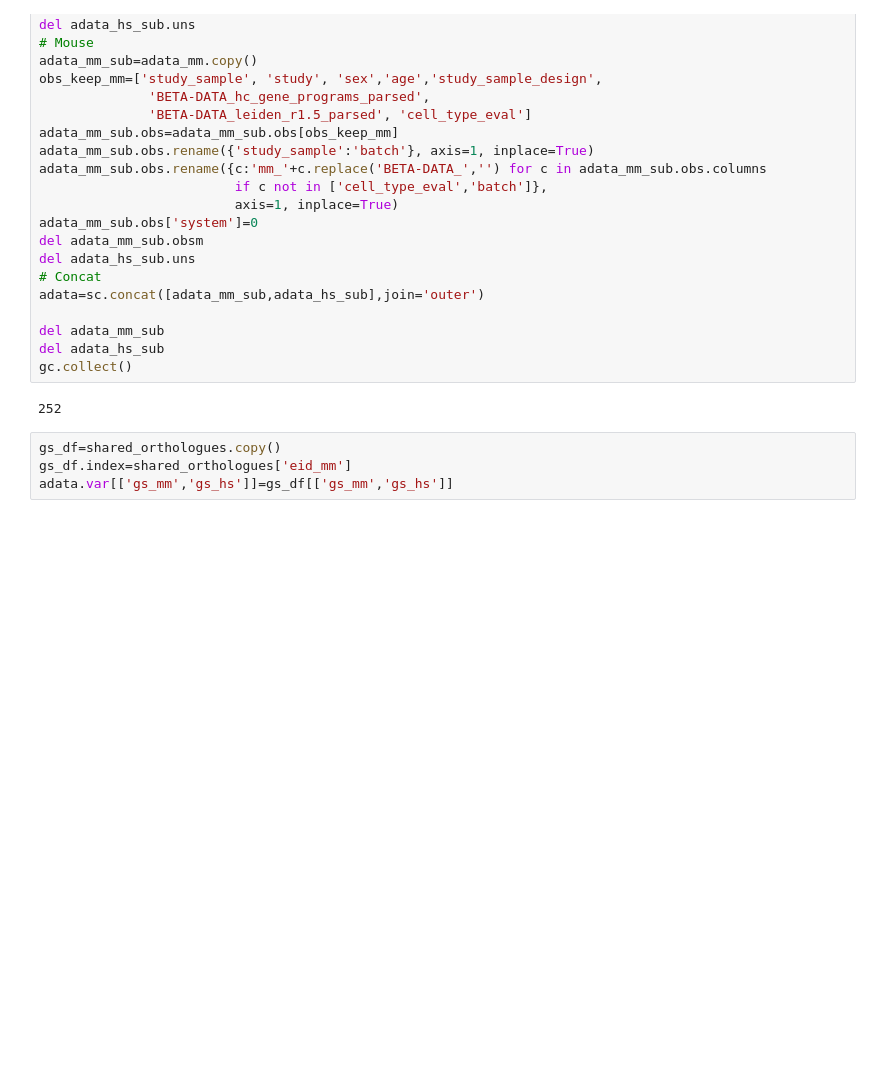
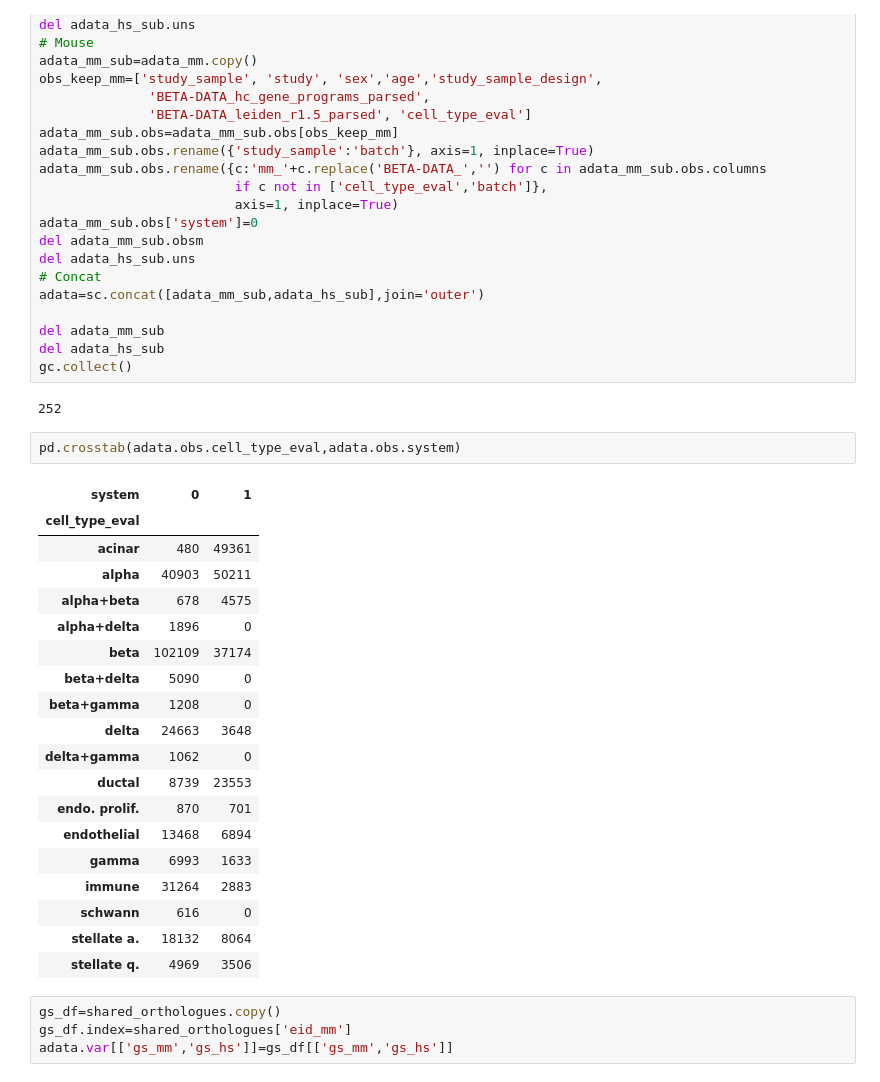
Before and after one commit to theislab/cross_system_integration, a Jupyter notebook: notebooks/data/pancreas_conditions_MIA_HPAP2.ipynb, the cells around one changed output. Cells and saved outputs as stored; diff of their text form; blank space fills up the shorter version.

```diff
--- a/notebooks/data/pancreas_conditions_MIA_HPAP2.ipynb
+++ b/notebooks/data/pancreas_conditions_MIA_HPAP2.ipynb
@@ -282,6 +282,28 @@ del adata_hs_sub
 gc.collect()
 # %% [output]
 252
+# %%
+pd.crosstab(adata.obs.cell_type_eval,adata.obs.system)
+# %% [output]
+| system | 0 | 1 |
+| cell_type_eval |  |  |
+| acinar | 480 | 49361 |
+| alpha | 40903 | 50211 |
+| alpha+beta | 678 | 4575 |
+| alpha+delta | 1896 | 0 |
+| beta | 102109 | 37174 |
+| beta+delta | 5090 | 0 |
+| beta+gamma | 1208 | 0 |
+| delta | 24663 | 3648 |
+| delta+gamma | 1062 | 0 |
+| ductal | 8739 | 23553 |
+| endo. prolif. | 870 | 701 |
+| endothelial | 13468 | 6894 |
+| gamma | 6993 | 1633 |
+| immune | 31264 | 2883 |
+| schwann | 616 | 0 |
+| stellate a. | 18132 | 8064 |
+| stellate q. | 4969 | 3506 |
 # %%
 gs_df=shared_orthologues.copy()
 gs_df.index=shared_orthologues['eid_mm']
```
Also changed, not shown: 5 other files.
